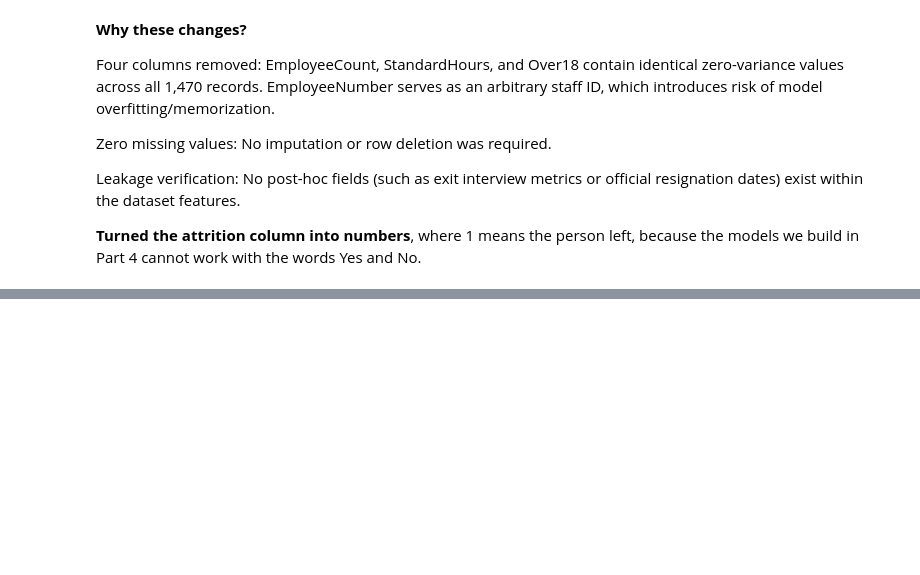
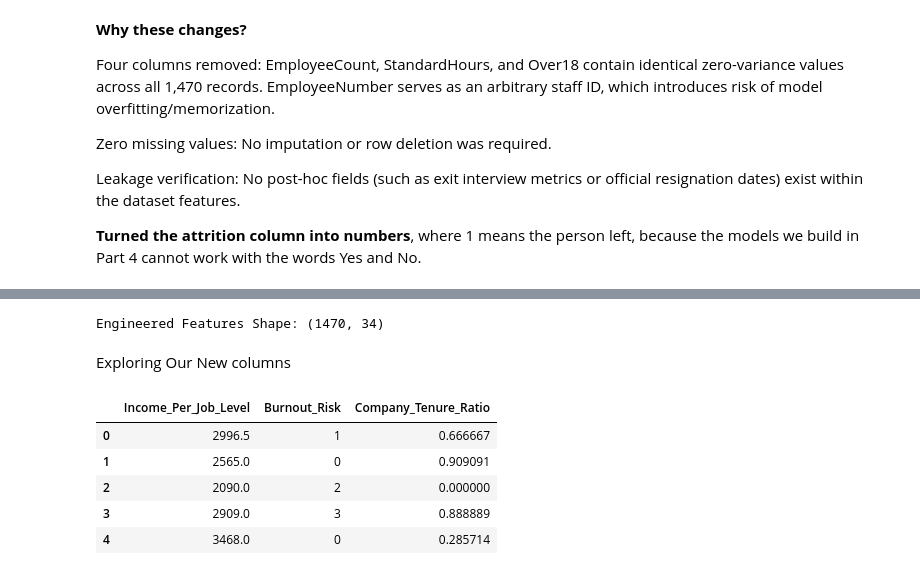
Before and after one commit to Praise-Oluwasikemi/TS-Academy-Group-4-IBM-HR-Analytics-Attrition, a Jupyter notebook: group_04_yourname.ipynb, the cells around one changed output, grey strips where cells are left out. Cells and saved outputs as stored; diff of their text form; code cells hidden in the pictures; blank space fills up the shorter version.

```diff
--- a/group_04_yourname.ipynb
+++ b/group_04_yourname.ipynb
@@ -419,0 +432,32 @@ columns only hint at.
+# %%
+import pandas as pd
+import numpy as np
+
+# Creating a copy of our DataFrame from Part 1
+df_fe = df.copy()
+
+# Feature 1: Income Per Job Level
+df_fe['Income_Per_Job_Level'] = df_fe['MonthlyIncome'] / df_fe['JobLevel']
+
+# Feature 2: Burnout Risk Interaction
+# Map OverTime to binary (1/0) for multiplication with continuous distance
+overtime_numeric = df_fe['OverTime'].apply(lambda x: 1 if str(x).strip().lower() == 'yes' else 0)
+df_fe['Burnout_Risk'] = df_fe['DistanceFromHome'] * overtime_numeric
+
+# Feature 3: Company Tenure Ratio (+1 in denominator avoids division by zero)
+df_fe['Company_Tenure_Ratio'] = df_fe['YearsAtCompany'] / (df_fe['TotalWorkingYears'] + 1)
+
+print("Engineered Features Shape:", df_fe.shape)
+# %% [output]
+Engineered Features Shape: (1470, 34)
+# %% [markdown]
+Exploring Our New columns
+# %%
+df_fe[['Income_Per_Job_Level', 'Burnout_Risk', 'Company_Tenure_Ratio']].head()
+# %% [output]
+|  | Income_Per_Job_Level | Burnout_Risk | Company_Tenure_Ratio |
+| 0 | 2996.5 | 1 | 0.666667 |
+| 1 | 2565.0 | 0 | 0.909091 |
+| 2 | 2090.0 | 2 | 0.000000 |
+| 3 | 2909.0 | 3 | 0.888889 |
+| 4 | 3468.0 | 0 | 0.285714 |
```
Also changed, not shown: parts of 21 cells of this notebook.
